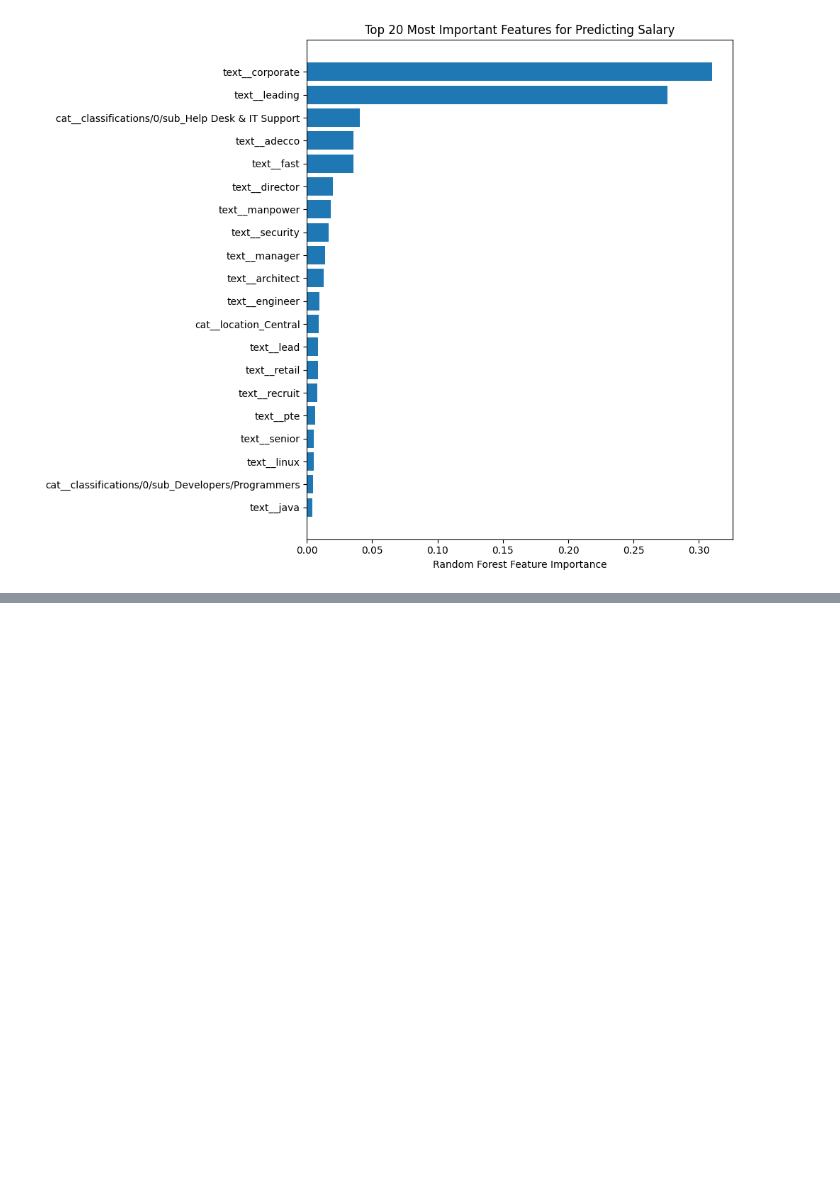
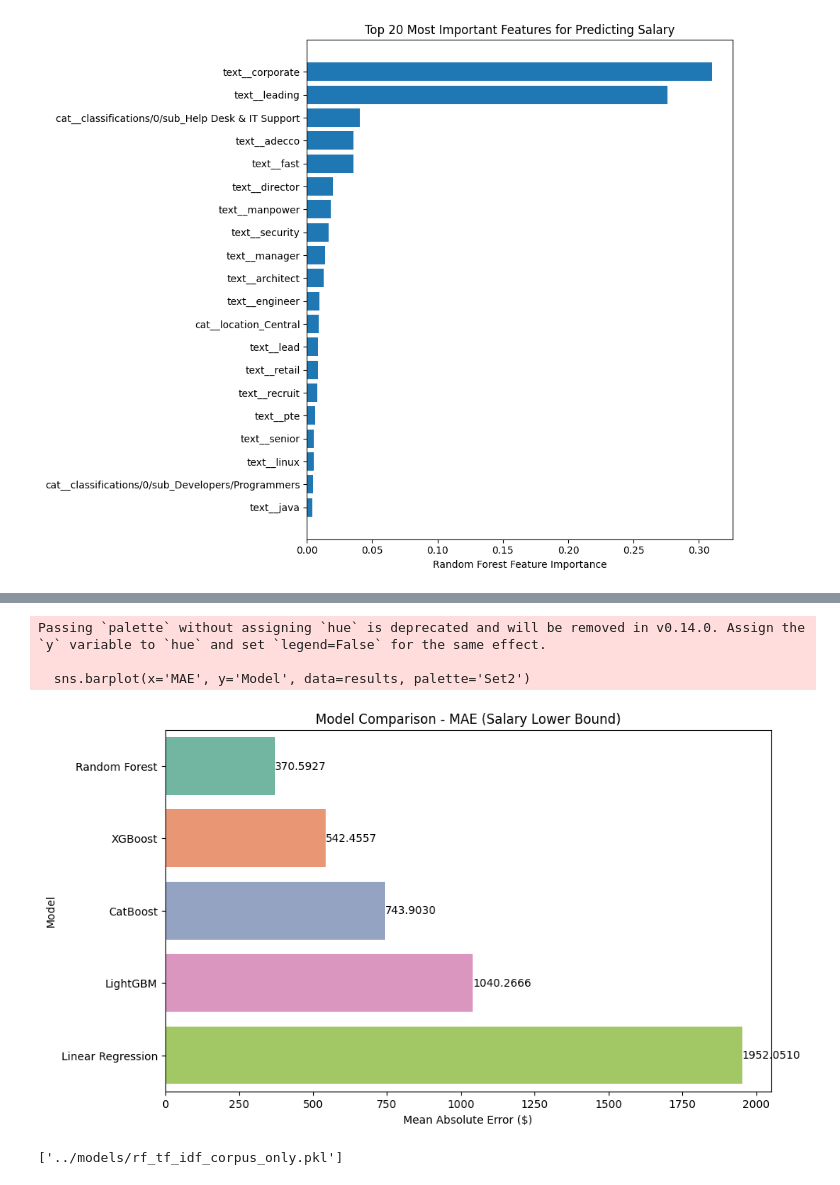
Before and after one commit to dodyharianto/singapore-tech-jobs-salary-predictor, a Jupyter notebook: notebooks/modeling.ipynb, the cells around one changed output, grey strips where cells are left out. Saved outputs shown, nothing was run; the diff lists cells and outputs as text; code cells hidden in the pictures; blank space fills up the shorter version.

Commit message:
add experiment of tf-idf without location and work types, corpus only

```diff
--- a/notebooks/modeling.ipynb
+++ b/notebooks/modeling.ipynb
@@ -494,0 +549,25 @@ plt.show()
+# %%
+lr = Pipeline(steps=[
+    ('preprocessor', preprocessor),
+    ('model', LinearRegression())
+])
+
+rf = Pipeline(steps=[
+    ('preprocessor', preprocessor),
+    ('model', RandomForestRegressor(random_state=42))
+])
+
+xgb = Pipeline(steps=[
+    ('preprocessor', preprocessor),
+    ('model', XGBRegressor(random_state=42))
+])
+
+lgbm = Pipeline(steps=[
+    ('preprocessor', preprocessor),
+    ('model', LGBMRegressor(random_state=42))
+])
+
+cb = Pipeline(steps=[
+    ('preprocessor', preprocessor),
+    ('model', CatBoostRegressor(random_state=42, verbose=0))
+])
@@ -494,0 +611,9 @@ plt.show()
+# %%
+results = pd.DataFrame({
+    'Model': ['Linear Regression', 'Random Forest', 'XGBoost', 'LightGBM', 'CatBoost'],
+    'RMSE': [rmse_lr, rmse_rf, rmse_xgb, rmse_lgbm, rmse_cb],
+    'MAE': [mae_lr, mae_rf, mae_xgb, mae_lgbm, mae_cb],
+    'R2 Score': [r2_lr, r2_rf, r2_xgb, r2_lgbm, r2_cb]
+}).sort_values(by='MAE')
+
+results
@@ -494,0 +627,19 @@ plt.show()
+# %%
+plt.figure(figsize=(10, 6))
+sns.barplot(x='MAE', y='Model', data=results, palette='Set2')
+for bar in plt.gca().patches:
+    width = bar.get_width()
+    plt.text(width + 0.01, bar.get_y() + bar.get_height() / 2, f'{width:.4f}', va='center')
+plt.title('Model Comparison - MAE (Salary Lower Bound)')
+plt.xlabel('Mean Absolute Error ($)')
+plt.show()
+# %% [output]
+Passing `palette` without assigning `hue` is deprecated and will be removed in v0.14.0. Assign the `y` variable to `hue` and set `legend=False` for the same effect.
+
+  sns.barplot(x='MAE', y='Model', data=results, palette='Set2')
+[figure, added]
+# %%
+model_path = '../models/rf_tf_idf_corpus_only.pkl'
+joblib.dump(rf, model_path)
+# %% [output]
+['../models/rf_tf_idf_corpus_only.pkl']
```
Also changed, not shown: parts of 8 cells of this notebook, 1 other file.
